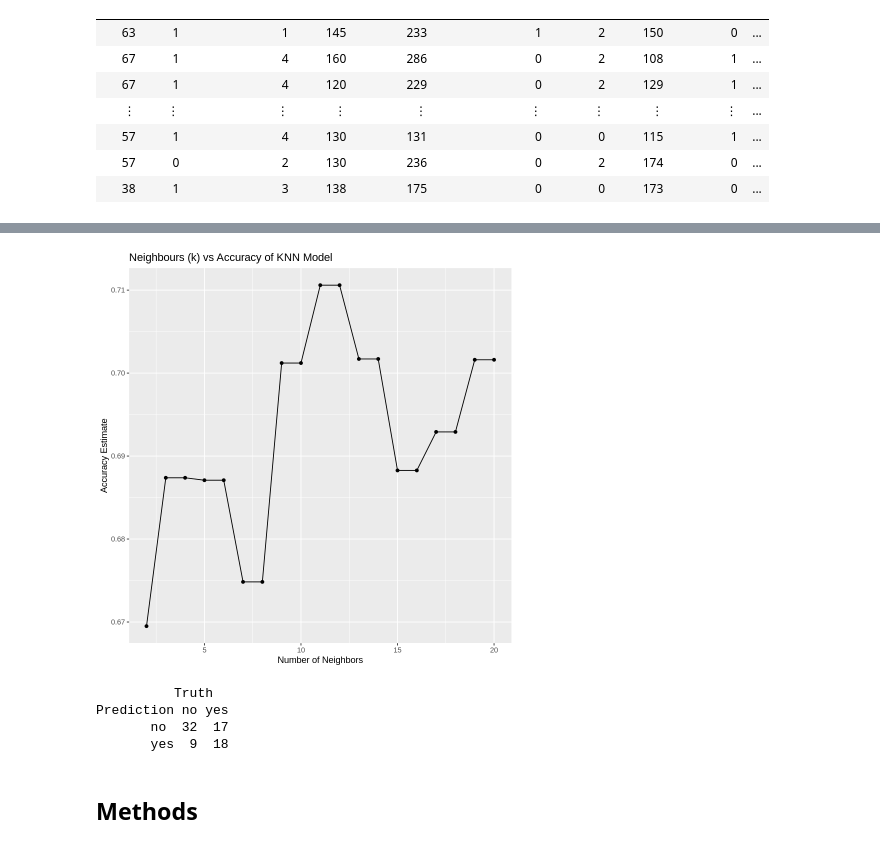
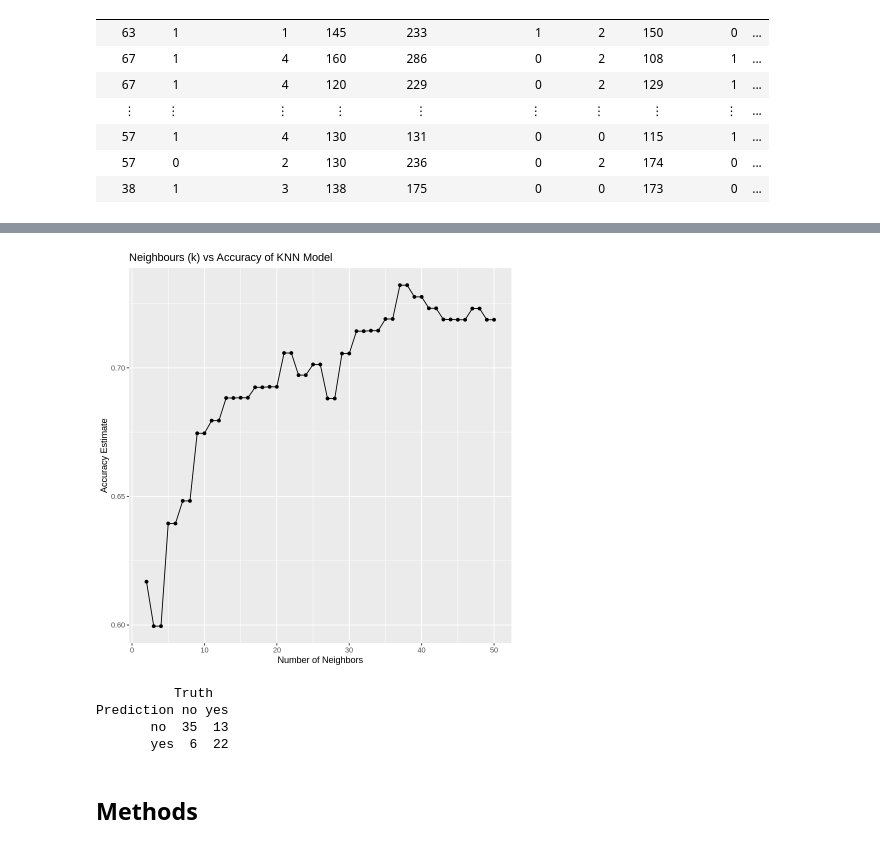
Before and after one commit to itsDagu/dsci100-group-01, a Jupyter notebook: group_proposal.ipynb, the cells around one changed output, grey strips where cells are left out. Drawn from its saved outputs; the diff is of its cells as text; code cells hidden in the pictures.

```diff
--- a/group_proposal.ipynb
+++ b/group_proposal.ipynb
@@ -103,6 +82,6 @@ A tibble: 303 × 6
 # %%
 ## Splitting the data into training/testing set
-heart_split <- heart_data_scaled |>
+heart_split <- heart_data |>
     select(age, rest_bp, cholesterol, max_hr, st_depr, presence) |>
     initial_split(prop = 0.75, strata = presence)
 heart_train <- training(heart_split)
@@ -112,38 +144,38 @@ heart_test <- testing(heart_split)
 knn_recipe <- recipe(presence ~ age + rest_bp + cholesterol + max_hr + st_depr, data = heart_train)
 
 heart_train <- knn_recipe |>
     prep() |>
     bake(heart_train)
 
 knn_vfold <- vfold_cv(heart_train, v = 5, strata = presence)
 
 knn_tune <- nearest_neighbor(weight_func = "rectangular", neighbors = tune()) |>
     set_engine("kknn") |>
     set_mode("classification")
 
-k <- tibble(neighbors = seq(2, 20, 1))
+k <- tibble(neighbors = seq(2, 50, 1))
 
 knn_results <- workflow() |>
     add_recipe(knn_recipe) |>
     add_model(knn_tune) |>
     tune_grid(resamples = knn_vfold, grid = k) |>
     collect_metrics()
 
 accuracies <- knn_results |>
     filter(.metric == "accuracy")
 
 cross_val_plot <- ggplot(accuracies, aes(x = neighbors, y = mean)) +
     geom_point() +
     geom_line() +
     ggtitle("Neighbours (k) vs Accuracy of KNN Model") +
     labs(x = "Number of Neighbors", y = "Accuracy Estimate")
 
 cross_val_plot
 # %% [output]
-[figure, old version]
+[figure, new version]
 # %%
 ## Testing the model
-knn_spec <- nearest_neighbor(weight = "rectangular", neighbor = 12) |>
+knn_spec <- nearest_neighbor(weight = "rectangular", neighbor = 37) |>
     set_engine("kknn") |>
     set_mode("classification")
 
@@ -165,5 +197,5 @@ knn_conf_mat
 # %% [output]
           Truth
 Prediction no yes
-       no  32  17
-       yes  9  18
+       no  35  13
+       yes  6  22
```
Also changed, not shown: parts of 5 cells of this notebook.
